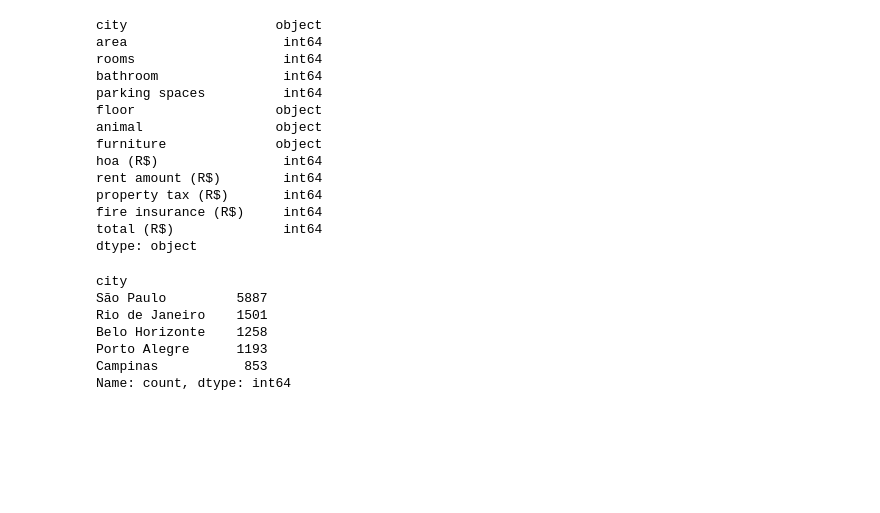
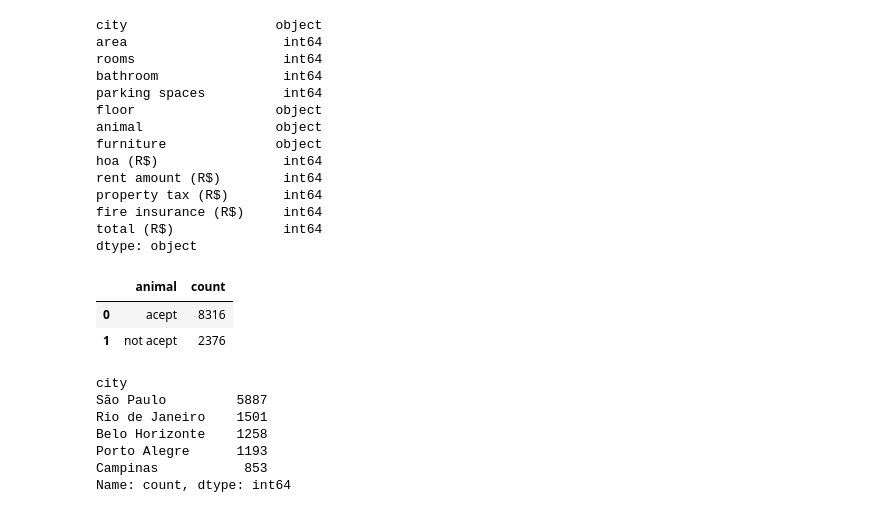
Before and after one commit to gfcarvalhos/dashboardRentHouses, a Jupyter notebook: analise_exploratoria.ipynb, the cells around one changed output. Drawn from its saved outputs; the diff is of its cells as text; code cells hidden in the pictures; blank space fills up the shorter version.

```diff
--- a/analise_exploratoria.ipynb
+++ b/analise_exploratoria.ipynb
@@ -66,6 +66,12 @@ property tax (R$)       int64
 fire insurance (R$)     int64
 total (R$)              int64
 dtype: object
+# %%
+dados['animal'].value_counts().reset_index()
+# %% [output]
+|  | animal | count |
+| 0 | acept | 8316 |
+| 1 | not acept | 2376 |
 # %%
 dados_cidade = dados['city'].value_counts()
 dados_cidade
```
Also changed, not shown: parts of 1 cell of this notebook, 2 other files.
